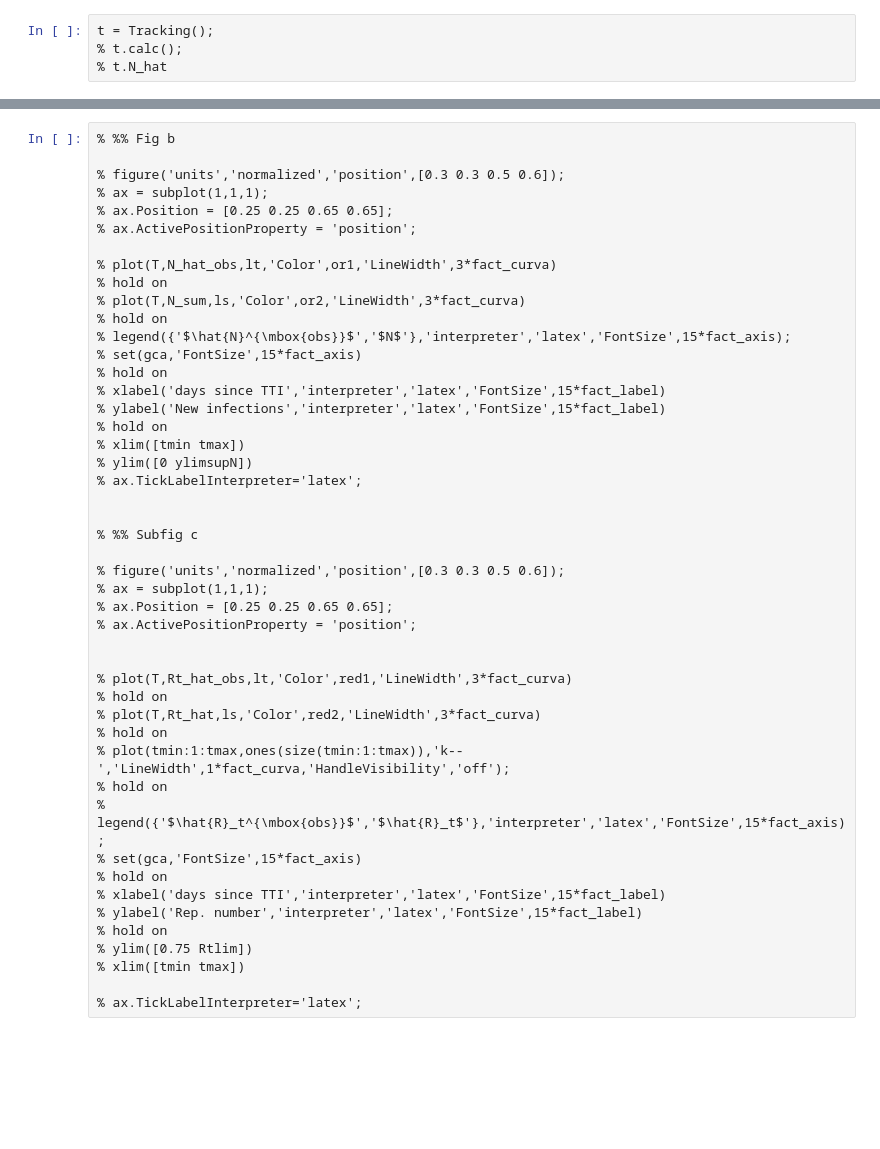
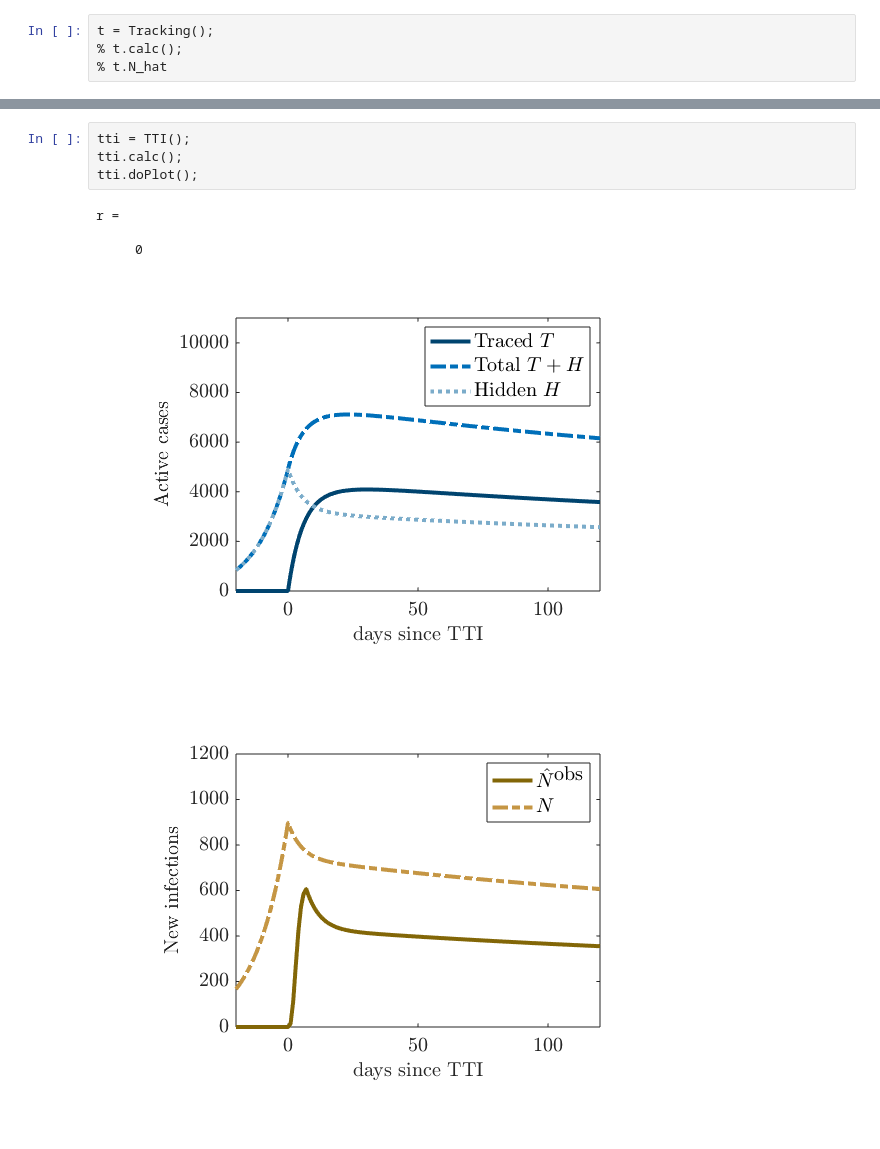
Before and after one commit to john210808/covasim_delta, a Jupyter notebook: demo/covid19_tti/model.ipynb, the cells around one changed output, grey strips where cells are left out. Saved outputs shown, nothing was run; the diff lists cells and outputs as text; blank space fills up the shorter version.

```diff
--- a/demo/covid19_tti/model.ipynb
+++ b/demo/covid19_tti/model.ipynb
@@ -283,50 +296,13 @@ classdef TTI
 end
 # %% [output]
 Created file '/Users/John/Documents/AustraliaStudy/Study/Research/covasim_delta/demo/covid19_tti/model/TTI.m'.
-# %%
-% %% Fig b
-
-% figure('units','normalized','position',[0.3 0.3 0.5 0.6]);
-% ax = subplot(1,1,1);
-% ax.Position = [0.25 0.25 0.65 0.65];
-% ax.ActivePositionProperty = 'position';
-
-% plot(T,N_hat_obs,lt,'Color',or1,'LineWidth',3*fact_curva)
-% hold on
-% plot(T,N_sum,ls,'Color',or2,'LineWidth',3*fact_curva)
-% hold on
-% legend({'$\hat{N}^{\mbox{obs}}$','$N$'},'interpreter','latex','FontSize',15*fact_axis);
-% set(gca,'FontSize',15*fact_axis)
-% hold on
-% xlabel('days since TTI','interpreter','latex','FontSize',15*fact_label)
-% ylabel('New infections','interpreter','latex','FontSize',15*fact_label)
-% hold on
-% xlim([tmin tmax])
-% ylim([0 ylimsupN])
-% ax.TickLabelInterpreter='latex';
-
-
-% %% Subfig c
-
-% figure('units','normalized','position',[0.3 0.3 0.5 0.6]);
-% ax = subplot(1,1,1);
-% ax.Position = [0.25 0.25 0.65 0.65];
-% ax.ActivePositionProperty = 'position';
-
-
-% plot(T,Rt_hat_obs,lt,'Color',red1,'LineWidth',3*fact_curva)
-% hold on
-% plot(T,Rt_hat,ls,'Color',red2,'LineWidth',3*fact_curva)
-% hold on
-% plot(tmin:1:tmax,ones(size(tmin:1:tmax)),'k--','LineWidth',1*fact_curva,'HandleVisibility','off');
-% hold on
-% legend({'$\hat{R}_t^{\mbox{obs}}$','$\hat{R}_t$'},'interpreter','latex','FontSize',15*fact_axis);
-% set(gca,'FontSize',15*fact_axis)
-% hold on
-% xlabel('days since TTI','interpreter','latex','FontSize',15*fact_label)
-% ylabel('Rep. number','interpreter','latex','FontSize',15*fact_label)
-% hold on
-% ylim([0.75 Rtlim])
-% xlim([tmin tmax])
-
-% ax.TickLabelInterpreter='latex';
+# %%
+tti = TTI();
+tti.calc();
+tti.doPlot();
+# %% [output]
+r =
+
+     0
+[figure, added]
+[figure, added]
```
Also changed, not shown: parts of 5 cells of this notebook, 1 other file.
